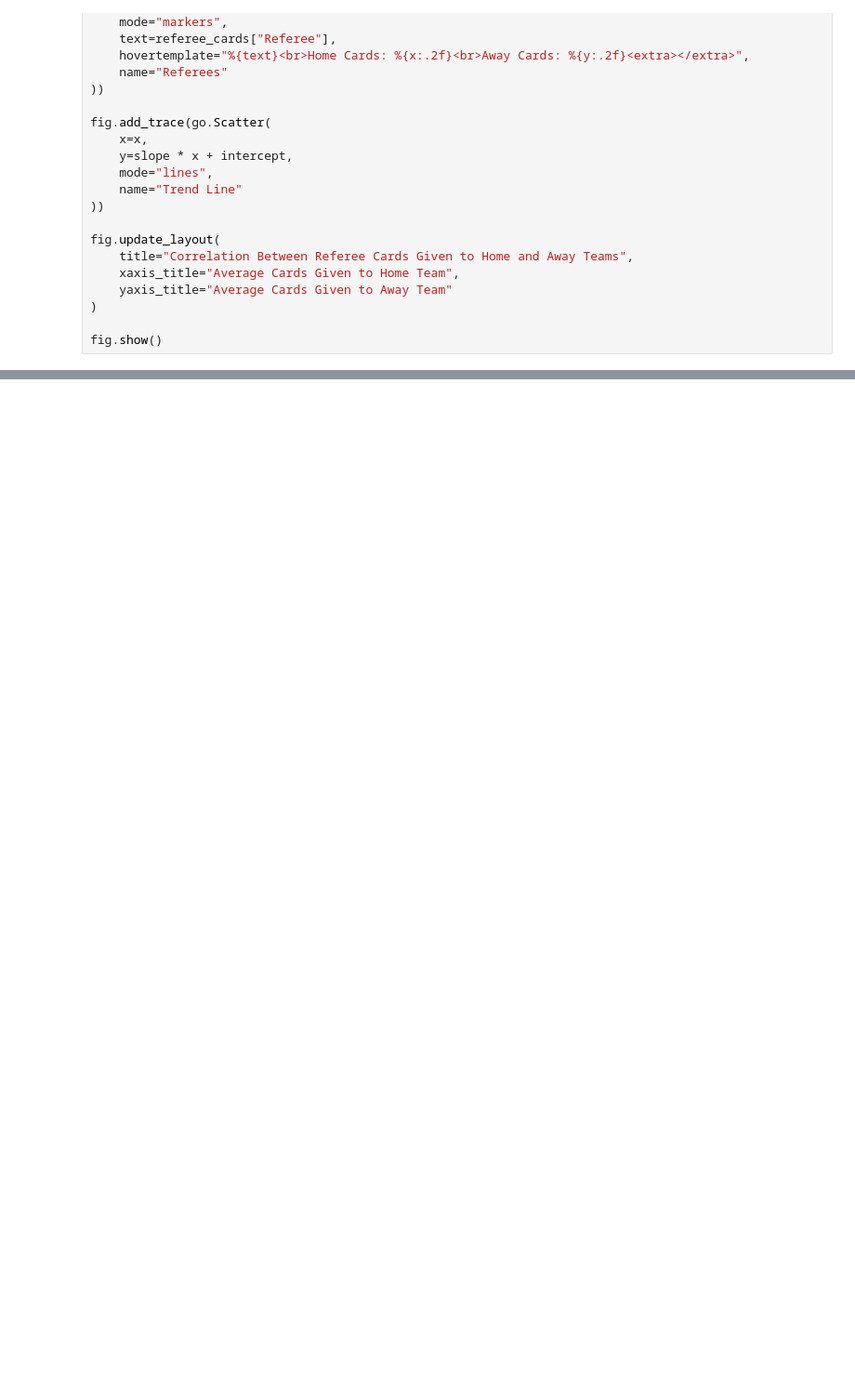
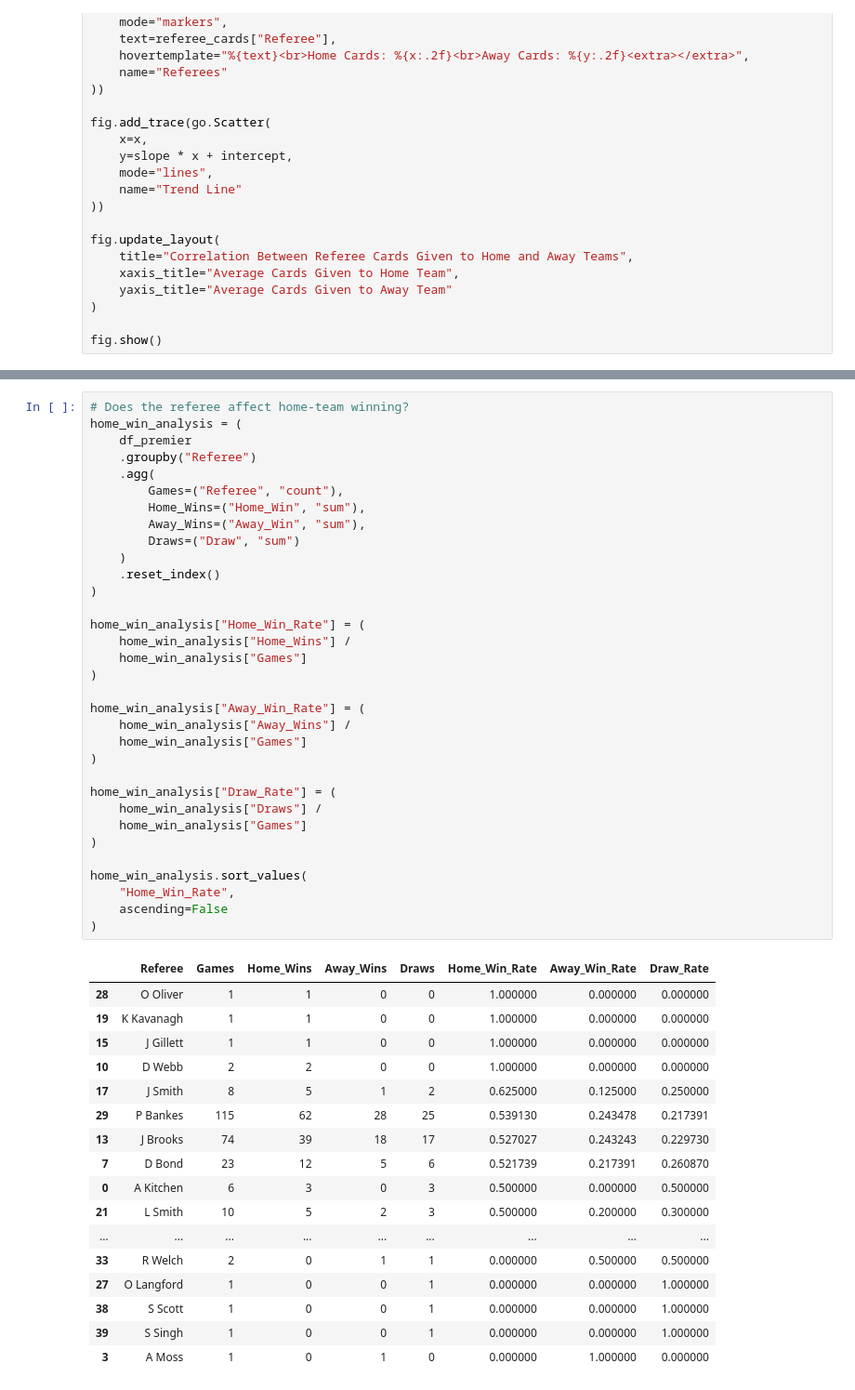
Before and after one commit to kkathait/D501_Final_Project, a Jupyter notebook: correlation.ipynb, the cells around one changed output, grey strips where cells are left out. Shown at 93% size. Drawn from its saved outputs; the diff is of its cells as text; blank space fills up the shorter version.

```diff
--- a/correlation.ipynb
+++ b/correlation.ipynb
@@ -398,0 +542,51 @@ fig.show()
+# %%
+# Does the referee affect home-team winning?
+home_win_analysis = (
+    df_premier
+    .groupby("Referee")
+    .agg(
+        Games=("Referee", "count"),
+        Home_Wins=("Home_Win", "sum"),
+        Away_Wins=("Away_Win", "sum"),
+        Draws=("Draw", "sum")
+    )
+    .reset_index()
+)
+
+home_win_analysis["Home_Win_Rate"] = (
+    home_win_analysis["Home_Wins"] /
+    home_win_analysis["Games"]
+)
+
+home_win_analysis["Away_Win_Rate"] = (
+    home_win_analysis["Away_Wins"] /
+    home_win_analysis["Games"]
+)
+
+home_win_analysis["Draw_Rate"] = (
+    home_win_analysis["Draws"] /
+    home_win_analysis["Games"]
+)
+
+home_win_analysis.sort_values(
+    "Home_Win_Rate",
+    ascending=False
+)
+# %% [output]
+|  | Referee | Games | Home_Wins | Away_Wins | Draws | Home_Win_Rate | Away_Win_Rate | Draw_Rate |
+| 28 | O Oliver | 1 | 1 | 0 | 0 | 1.000000 | 0.000000 | 0.000000 |
+| 19 | K Kavanagh | 1 | 1 | 0 | 0 | 1.000000 | 0.000000 | 0.000000 |
+| 15 | J Gillett | 1 | 1 | 0 | 0 | 1.000000 | 0.000000 | 0.000000 |
+| 10 | D Webb | 2 | 2 | 0 | 0 | 1.000000 | 0.000000 | 0.000000 |
+| 17 | J Smith | 8 | 5 | 1 | 2 | 0.625000 | 0.125000 | 0.250000 |
+| 29 | P Bankes | 115 | 62 | 28 | 25 | 0.539130 | 0.243478 | 0.217391 |
+| 13 | J Brooks | 74 | 39 | 18 | 17 | 0.527027 | 0.243243 | 0.229730 |
+| 7 | D Bond | 23 | 12 | 5 | 6 | 0.521739 | 0.217391 | 0.260870 |
+| 0 | A Kitchen | 6 | 3 | 0 | 3 | 0.500000 | 0.000000 | 0.500000 |
+| 21 | L Smith | 10 | 5 | 2 | 3 | 0.500000 | 0.200000 | 0.300000 |
+| ... | ... | ... | ... | ... | ... | ... | ... | ... |
+| 33 | R Welch | 2 | 0 | 1 | 1 | 0.000000 | 0.500000 | 0.500000 |
+| 27 | O Langford | 1 | 0 | 0 | 1 | 0.000000 | 0.000000 | 1.000000 |
+| 38 | S Scott | 1 | 0 | 0 | 1 | 0.000000 | 0.000000 | 1.000000 |
+| 39 | S Singh | 1 | 0 | 0 | 1 | 0.000000 | 0.000000 | 1.000000 |
+| 3 | A Moss | 1 | 0 | 1 | 0 | 0.000000 | 1.000000 | 0.000000 |
```
Also changed, not shown: parts of 13 cells of this notebook.
